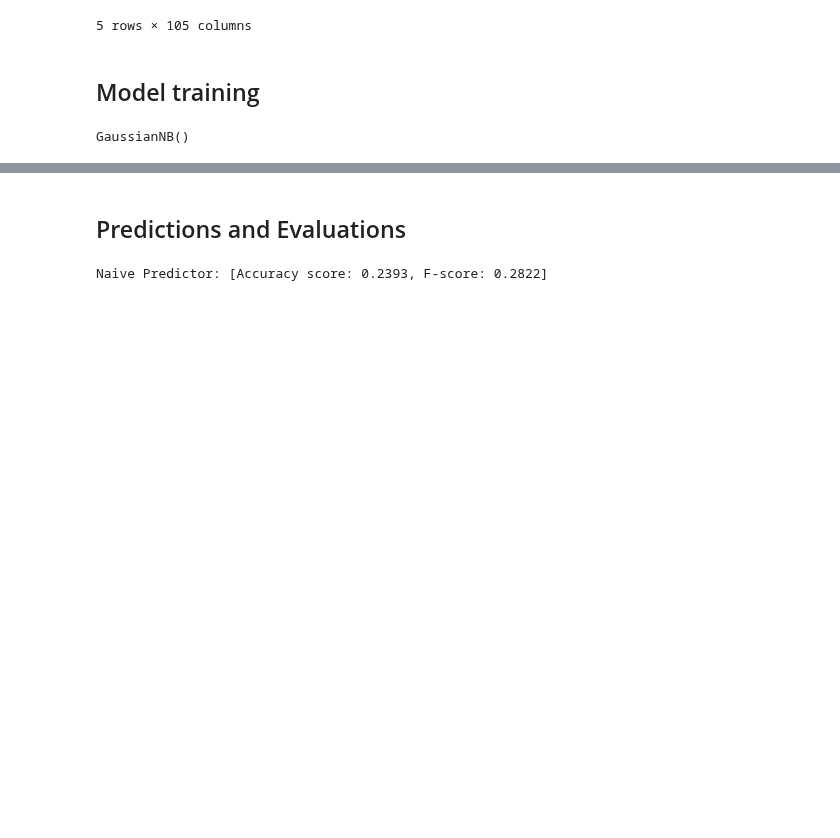
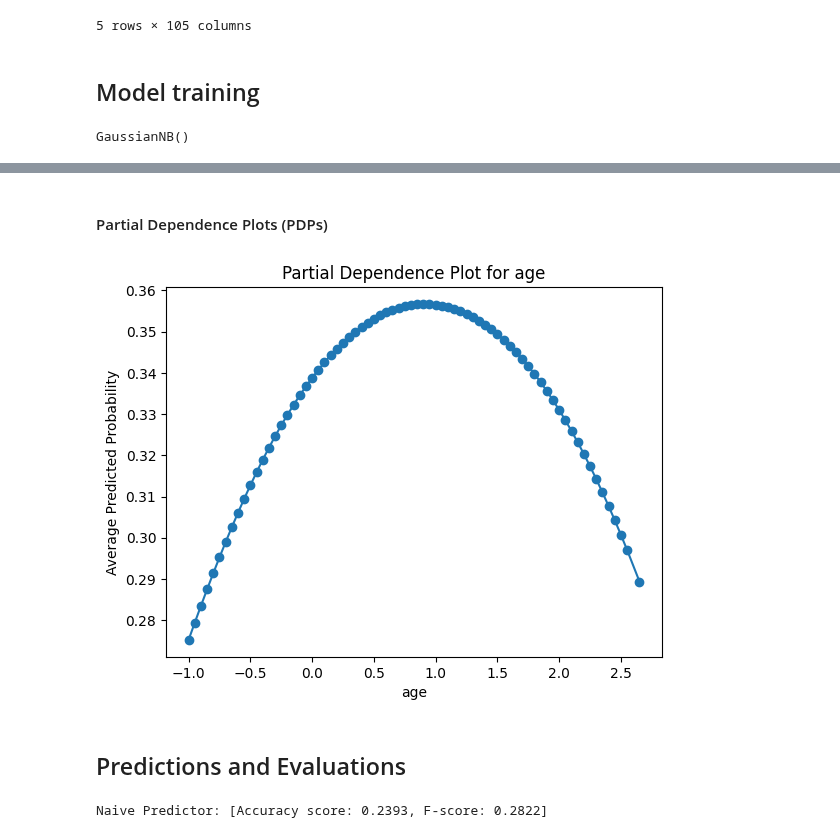
Before and after one commit to eva-f00/bayes_xml, a Jupyter notebook: Naive Bayes Classifier.ipynb, the cells around one changed output, grey strips where cells are left out. Drawn from its saved outputs; the diff is of its cells as text; code cells hidden in the pictures; blank space fills up the shorter version.

```diff
--- a/Naive Bayes Classifier.ipynb
+++ b/Naive Bayes Classifier.ipynb
@@ -645,3 +703,25 @@ GaussianNB()
+# %% [markdown]
+<h4>Partial Dependence Plots (PDPs)
+# %%
+feature_name = 'age'
+
+# Create the PDP
+unique_values = np.unique(X_test[feature_name])
+pdp_values = []
+
+for value in unique_values:
+    X_pdp = X_test.copy()
+    X_pdp[feature_name] = value
+    pdp_values.append(gnb.predict_proba(X_pdp)[:, 1].mean())
+
+# Plot the PDP
+plt.plot(unique_values, pdp_values, marker='o')
+plt.xlabel(feature_name)
+plt.ylabel('Average Predicted Probability')
+plt.title(f'Partial Dependence Plot for {feature_name}')
+plt.show()
+# %% [output]
+[figure, added]
 # %% [markdown]
 <h2>Predictions and Evaluations
 # %%
```
Also changed, not shown: parts of 8 cells of this notebook.
